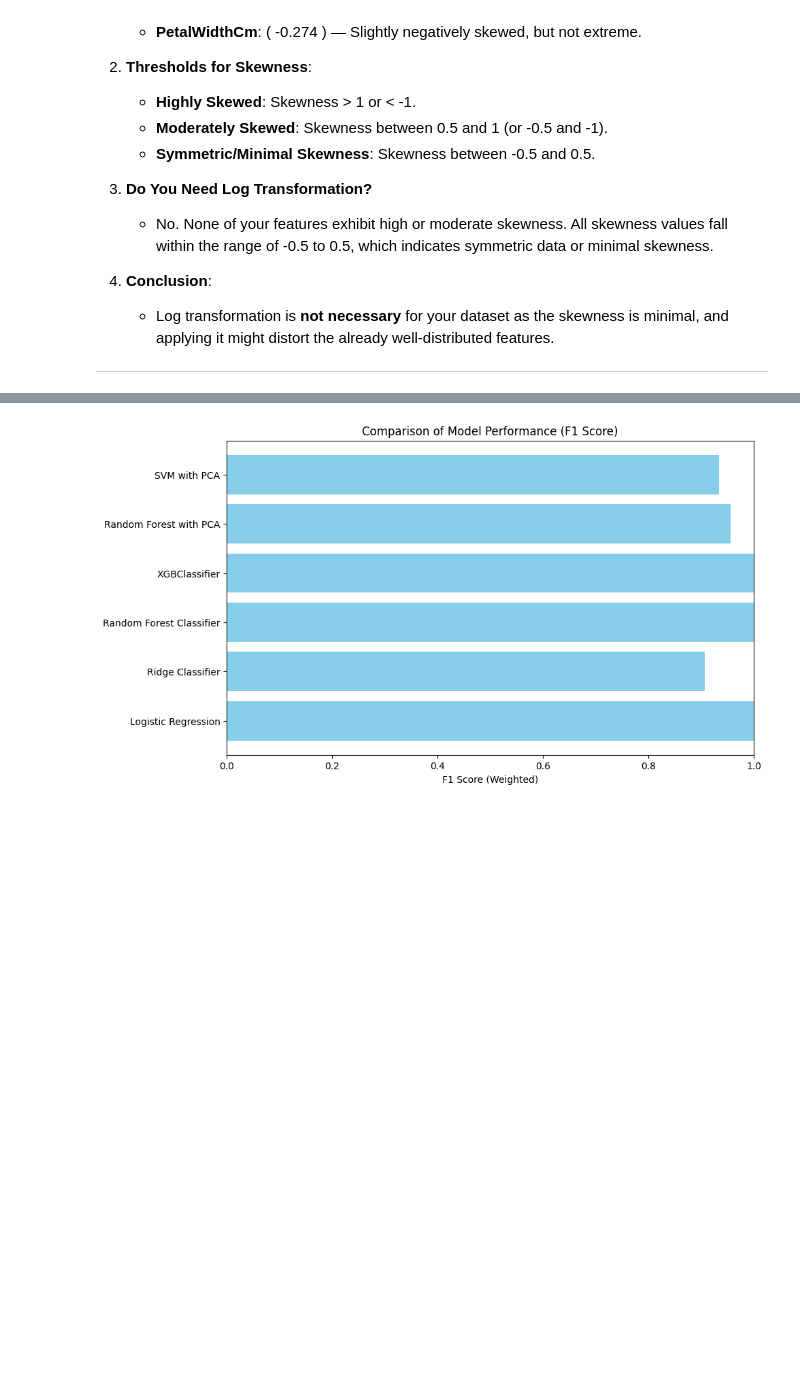
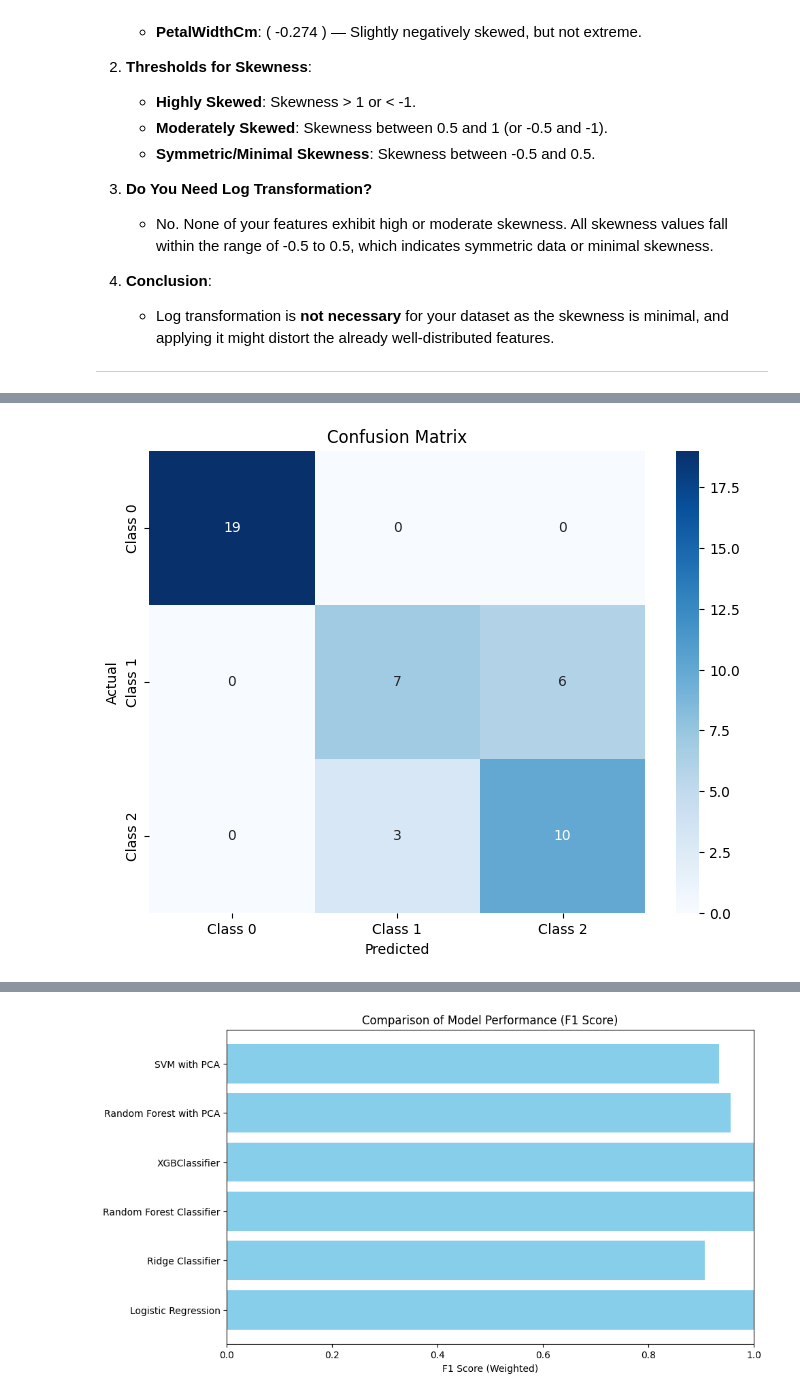
Before and after one commit to Vedclove/EAS-Iris, a Jupyter notebook: Iris.ipynb, the cells around one changed output, grey strips where cells are left out. Drawn from its saved outputs; the diff is of its cells as text; code cells hidden in the pictures; blank space fills up the shorter version.

```diff
--- a/Iris.ipynb
+++ b/Iris.ipynb
@@ -1347,0 +1209,89 @@ weighted avg       0.93      0.93      0.93        45
+# %%
+import matplotlib.pyplot as plt
+import seaborn as sns
+import numpy as np
+
+# Data from output
+conf_matrix_pca = np.array([[19, 0, 0], [0, 7, 6], [0, 3, 10]])
+accuracy_pca = 0.8
+f1_pca = 0.7973013493253375
+metrics = {
+    "TN": 26,
+    "TP": 10,
+    "FN": 3,
+    "FP": 6
+}
+class_names = ["Class 0", "Class 1", "Class 2"]  # Replace with actual class labels if available
+
+# 1. Confusion Matrix Heatmap
+plt.figure(figsize=(8, 6))
+sns.heatmap(conf_matrix_pca, annot=True, fmt='d', cmap='Blues', xticklabels=class_names, yticklabels=class_names)
+plt.title("Confusion Matrix")
+plt.xlabel("Predicted")
+plt.ylabel("Actual")
+plt.show()
+
+# 2. Precision, Recall, and F1-Score per Class
+# Compute Precision, Recall, F1-score
+precision = [conf_matrix_pca[i, i] / (conf_matrix_pca[:, i].sum() + 1e-10) for i in range(len(class_names))]
+recall = [conf_matrix_pca[i, i] / (conf_matrix_pca[i, :].sum() + 1e-10) for i in range(len(class_names))]
+f1_scores = [2 * (precision[i] * recall[i]) / (precision[i] + recall[i] + 1e-10) for i in range(len(class_names))]
+
+# Plot Precision, Recall, F1-score
+bar_width = 0.25
+x = np.arange(len(class_names))
+
+plt.figure(figsize=(10, 6))
+plt.bar(x - bar_width, precision, bar_width, label='Precision', color='skyblue')
+plt.bar(x, recall, bar_width, label='Recall', color='lightgreen')
+plt.bar(x + bar_width, f1_scores, bar_width, label='F1-Score', color='lightcoral')
+
+plt.xticks(x, class_names)
+plt.title("Class-wise Metrics")
+plt.xlabel("Classes")
+plt.ylabel("Scores")
+plt.legend()
+plt.show()
+
+# 3. Metric Summary Pie Chart
+plt.figure(figsize=(8, 8))
+metric_names = ["True Negatives (TN)", "True Positives (TP)", "False Negatives (FN)", "False Positives (FP)"]
+metric_values = [metrics["TN"], metrics["TP"], metrics["FN"], metrics["FP"]]
+
+plt.pie(metric_values, labels=metric_names, autopct='%1.1f%%', startangle=140, colors=['#3498db', '#2ecc71', '#e74c3c', '#f1c40f'])
+plt.title("Metric Distribution")
+plt.show()
+
+# 4. Overall Accuracy and F1-score
+plt.figure(figsize=(8, 6))
+scores = [accuracy_pca, f1_pca]
+score_labels = ["Accuracy", "F1-Score"]
+colors = ['#3498db', '#2ecc71']
+
+plt.bar(score_labels, scores, color=colors, alpha=0.8)
+plt.ylim(0, 1)  # Scores range between 0 and 1
+plt.title("Overall Model Performance")
+plt.ylabel("Score")
+for i, score in enumerate(scores):
+    plt.text(i, score + 0.02, f"{score:.2f}", ha='center', fontsize=12)
+plt.show()
+
+mlflow.set_experiment('Experiment 7')
+# Log F1 score and Accuracy
+with mlflow.start_run():
+    # Log model parameters
+    mlflow.log_param("model", "SVC")
+    mlflow.log_param("random_state", 42)
+
+    # Log metrics
+    mlflow.log_metric("accuracy", accuracy_pca)
+    mlflow.log_metric("f1_score", f1_pca)
+    mlflow.log_metric("TP", TP)
+    mlflow.log_metric("TN", TN)
+    mlflow.log_metric("FN", FN)
+    mlflow.log_metric("FP", FP)
+
+    # Log Confusion Matrix
+    mlflow.log_param("confusion_matrix", conf_matrix_pca.tolist())
+# %% [output]
+[figure, added]
```
Also changed, not shown: parts of 96 cells of this notebook.
